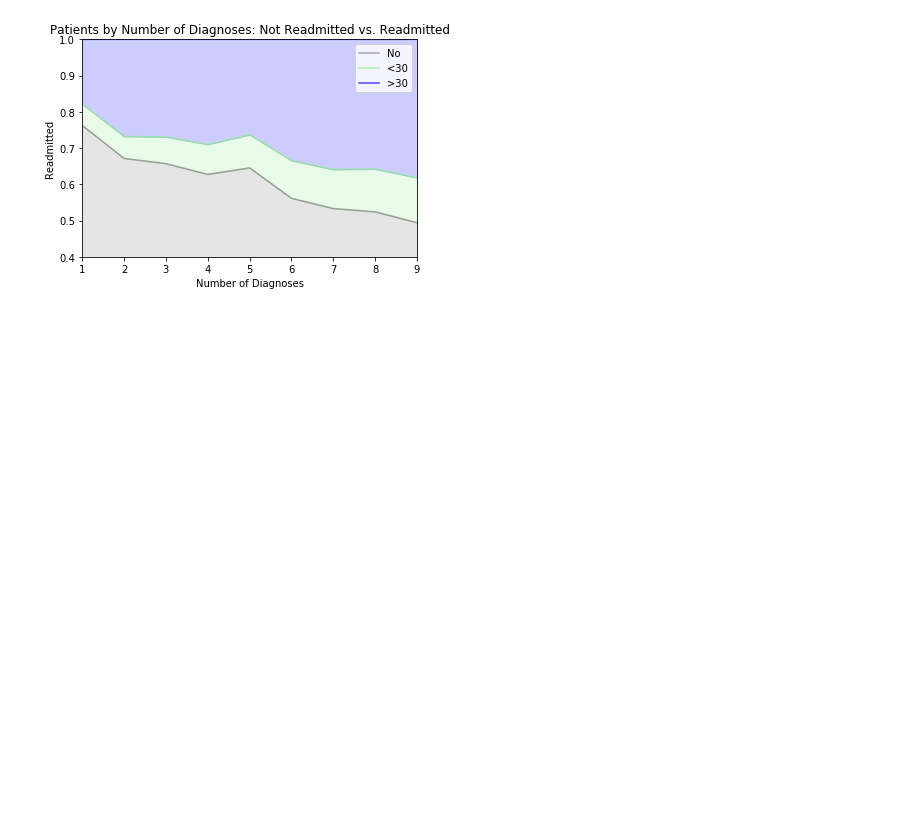
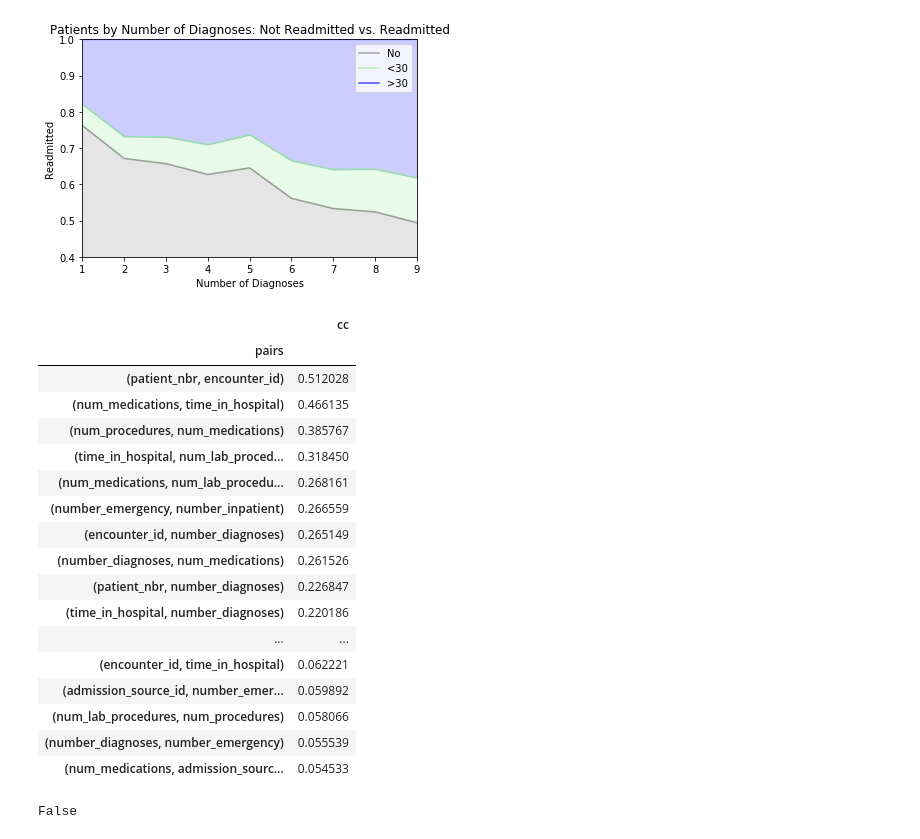
Before and after one commit to yunghanjeong/diabetic_readmission_prediction, a Jupyter notebook: notebooks/data_visualizations_Malcolm.ipynb, the cells around one changed output. Saved outputs shown, nothing was run; the diff lists cells and outputs as text; code cells hidden in the pictures; blank space fills up the shorter version.

```diff
--- a/notebooks/data_visualizations_Malcolm.ipynb
+++ b/notebooks/data_visualizations_Malcolm.ipynb
@@ -296,3 +295,46 @@ plt.savefig('../image/Percentage_NoD_Readmitted.png')
 plt.show()
 # %% [output]
 [figure]
+# %%
+df3=df2.corr().abs().stack().reset_index().sort_values(0, ascending=False)
+
+# zip the variable name columns (Which were only named level_0 and level_1 by default) in a new column named "pairs"
+df3['pairs'] = list(zip(df3.level_0, df3.level_1))
+
+# set index to pairs
+df3.set_index(['pairs'], inplace = True)
+
+#d rop level columns
+df3.drop(columns=['level_1', 'level_0'], inplace = True)
+
+# rename correlation column as cc rather than 0
+df3.columns = ['cc']
+
+# drop duplicates. This could be dangerous if you have variables perfectly correlated with variables other than themselves.
+# for the sake of exercise, kept it in.
+df3.drop_duplicates(inplace=True)
+# %%
+df3[(df3.cc>.05) & (df3.cc <1)]
+# %% [output]
+|  | cc |
+| pairs |  |
+| (patient_nbr, encounter_id) | 0.512028 |
+| (num_medications, time_in_hospital) | 0.466135 |
+| (num_procedures, num_medications) | 0.385767 |
+| (time_in_hospital, num_lab_proced... | 0.318450 |
+| (num_medications, num_lab_procedu... | 0.268161 |
+| (number_emergency, number_inpatient) | 0.266559 |
+| (encounter_id, number_diagnoses) | 0.265149 |
+| (number_diagnoses, num_medications) | 0.261526 |
+| (patient_nbr, number_diagnoses) | 0.226847 |
+| (time_in_hospital, number_diagnoses) | 0.220186 |
+| ... | ... |
+| (encounter_id, time_in_hospital) | 0.062221 |
+| (admission_source_id, number_emer... | 0.059892 |
+| (num_lab_procedures, num_procedures) | 0.058066 |
+| (number_diagnoses, number_emergency) | 0.055539 |
+| (num_medications, admission_sourc... | 0.054533 |
+# %%
+'readmitted' in df3.index
+# %% [output]
+False
```
Also changed, not shown: parts of 8 cells of this notebook.
